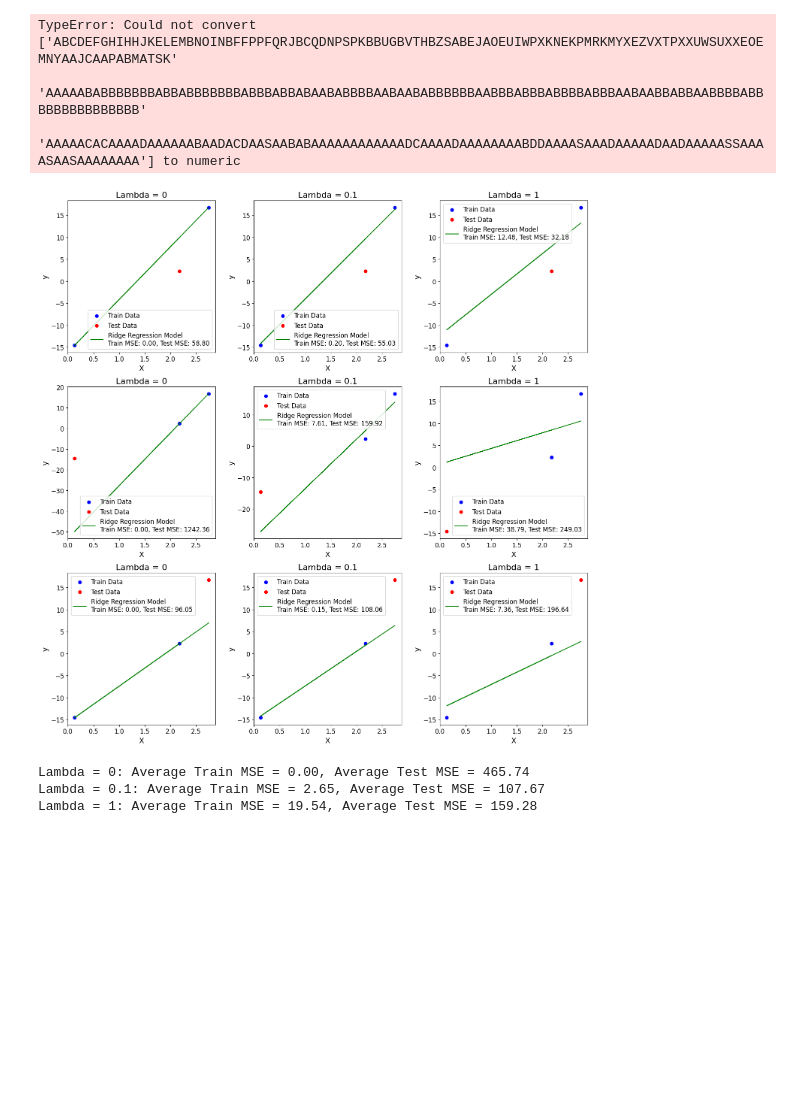
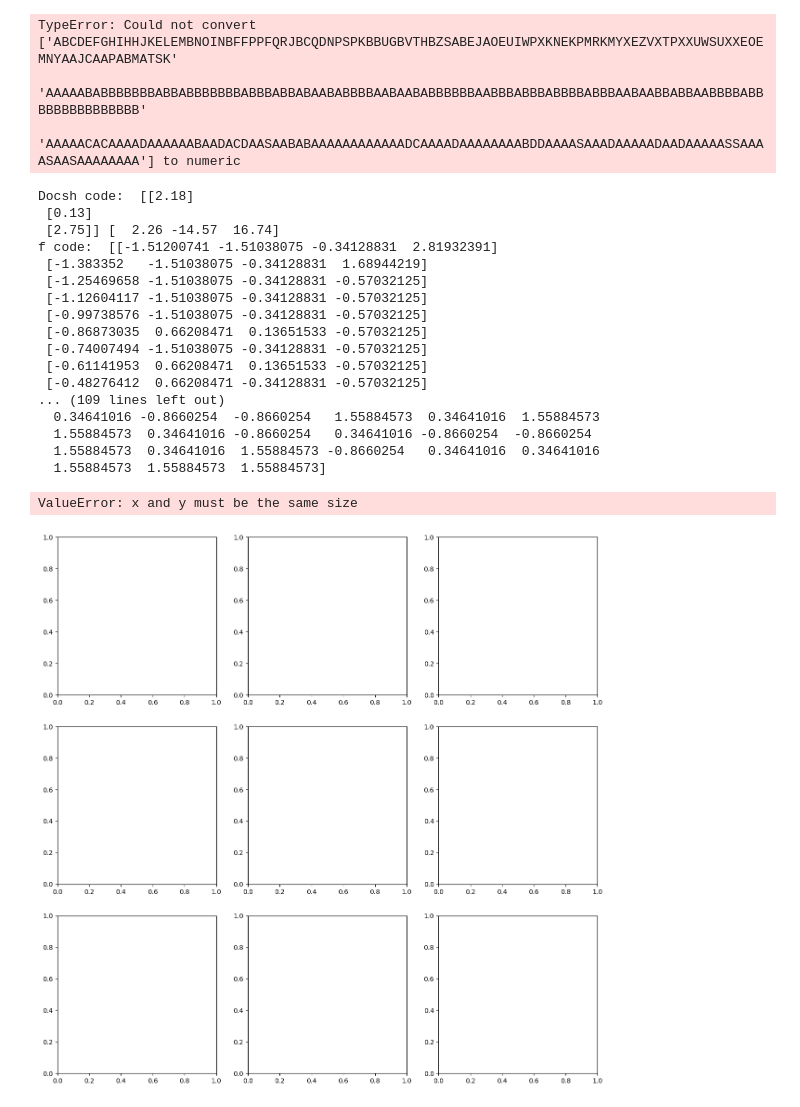
Before and after one commit to ahmedElmersawy/Students-Dataset-Modeling, a Jupyter notebook: DataRegression.ipynb, the cells around one changed output. Drawn from its saved outputs; the diff is of its cells as text; code cells hidden in the pictures; blank space fills up the shorter version.

Commit message:
mapped chars to nums

```diff
--- a/DataRegression.ipynb
+++ b/DataRegression.ipynb
@@ -12,3 +7,41 @@ y = df['y']
+# %%
+df = pd.read_csv("Students_data.csv")
+
+char_to_numeric = {
+    'A': 5,
+    'B': 4,
+    'C': 3,
+    'D': 2,
+    'E': 1,
+    'F': 0,
+    'G': 6,
+    'H': 7,
+    'I': 8,
+    'J': 9,
+    'K': 10,
+    'L': 11,
+    'M': 12,
+    'N': 13,
+    'O': 14,
+    'P': 15,
+    'Q': 16,
+    'R': 17,
+    'S': 18,
+    'T': 19,
+    'U': 20,
+    'V': 21,
+    'W': 22,
+    'X': 23,
+    'Y': 24,
+    'Z': 25,
+    'AA': 26,
+    'AB': 27
+}
+df_mapped = df.replace(char_to_numeric)
+
+X_features = df_mapped.iloc[:,-5: -1].columns
+X_train = df_mapped[X_features]
+y = df_mapped['y']
 # %% [markdown]
 # Model Normalization
 # %%
@@ -27,8 +60,8 @@ TypeError: Could not convert ['ABCDEFGHIHHJKELEMBNOINBFFPPFQRJBCQDNPSPKBBUGBVTHB
 
 
 # Data points
-X = np.array([[2.18], [0.13], [2.75]])
-y = np.array([2.26, -14.57, 16.74])
+X = np.array(X_train_norm)
+y = np.array(y_train_norm)
 
 # Define regularization parameters
 alphas = [0, 0.1, 1]
@@ -57,34 +90,49 @@ for i, alpha in enumerate(alphas):
         # Train and test MSE
         train_mse = np.mean((ridge.predict(X_train) - y_train) ** 2)
         test_mse = np.mean((ridge.predict(X_test) - y_test) ** 2)
         total_train_mse += train_mse
         total_test_mse += test_mse
 
         # Plotting
         ax = axs[j, i]  # switching i and j indices
         ax.scatter(X_train, y_train, color='blue', label='Train Data')
         ax.scatter(X_test, y_test, color='red', label='Test Data')
         ax.plot(X, ridge.predict(X), color='green', label=f'Ridge Regression Model\nTrain MSE: {train_mse:.2f}, Test MSE: {test_mse:.2f}')
         ax.set_title(f"Lambda = {alpha}", fontsize=16)
         ax.set_xlabel('X', fontsize=14)
         ax.set_ylabel('y', fontsize=14)
         ax.legend(fontsize=12)
 
         # Increase tick font size
         ax.tick_params(axis='both', which='major', labelsize=12)
 
     # Compute average train and test MSE for the current lambda
     avg_train_mse[i] = total_train_mse / kf.get_n_splits()
     avg_test_mse[i] = total_test_mse / kf.get_n_splits()
 
 plt.tight_layout()
 plt.show()
 
 # Display average train and test MSE for each lambda
 for i, alpha in enumerate(alphas):
     print(f"Lambda = {alpha}: Average Train MSE = {avg_train_mse[i]:.2f}, Average Test MSE = {avg_test_mse[i]:.2f}")
 # %% [output]
+Docsh code:  [[2.18]
+ [0.13]
+ [2.75]] [  2.26 -14.57  16.74]
+f code:  [[-1.51200741 -1.51038075 -0.34128831  2.81932391]
+ [-1.383352   -1.51038075 -0.34128831  1.68944219]
+ [-1.25469658 -1.51038075 -0.34128831 -0.57032125]
+ [-1.12604117 -1.51038075 -0.34128831 -0.57032125]
+ [-0.99738576 -1.51038075 -0.34128831 -0.57032125]
+ [-0.86873035  0.66208471  0.13651533 -0.57032125]
+ [-0.74007494 -1.51038075 -0.34128831 -0.57032125]
+ [-0.61141953  0.66208471  0.13651533 -0.57032125]
+ [-0.48276412  0.66208471 -0.34128831 -0.57032125]
+... (109 lines left out)
+  0.34641016 -0.8660254  -0.8660254   1.55884573  0.34641016  1.55884573
+  1.55884573  0.34641016 -0.8660254   0.34641016 -0.8660254  -0.8660254
+  1.55884573  0.34641016  1.55884573 -0.8660254   0.34641016  0.34641016
+  1.55884573  1.55884573  1.55884573]
+ValueError: x and y must be the same size
-[figure, old version]
+[figure, new version]
-Lambda = 0: Average Train MSE = 0.00, Average Test MSE = 465.74
-Lambda = 0.1: Average Train MSE = 2.65, Average Test MSE = 107.67
-Lambda = 1: Average Train MSE = 19.54, Average Test MSE = 159.28
```
Also changed, not shown: parts of 1 cell of this notebook.
